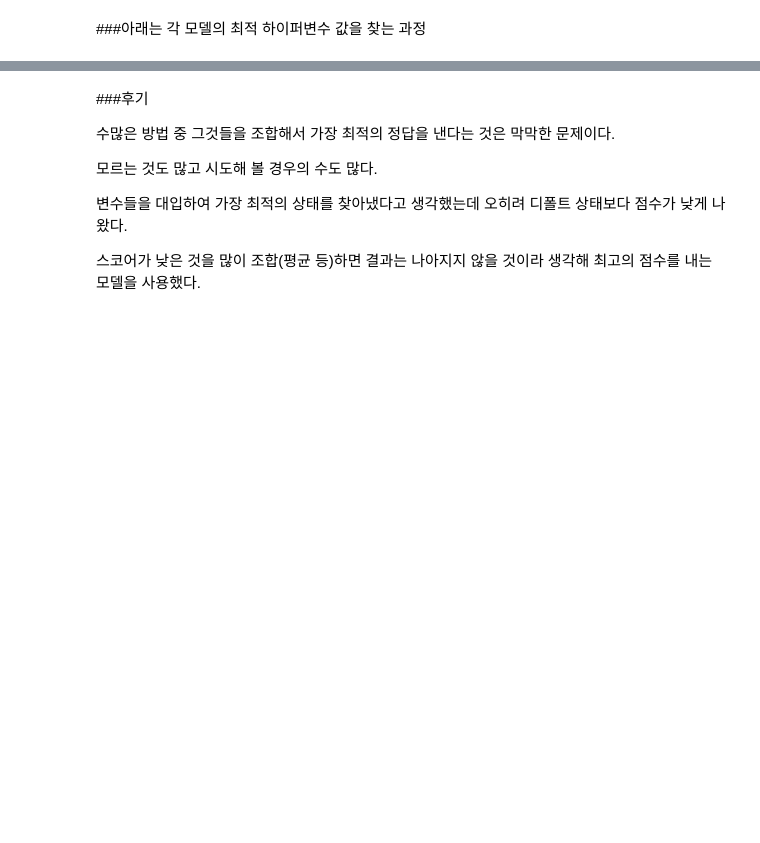
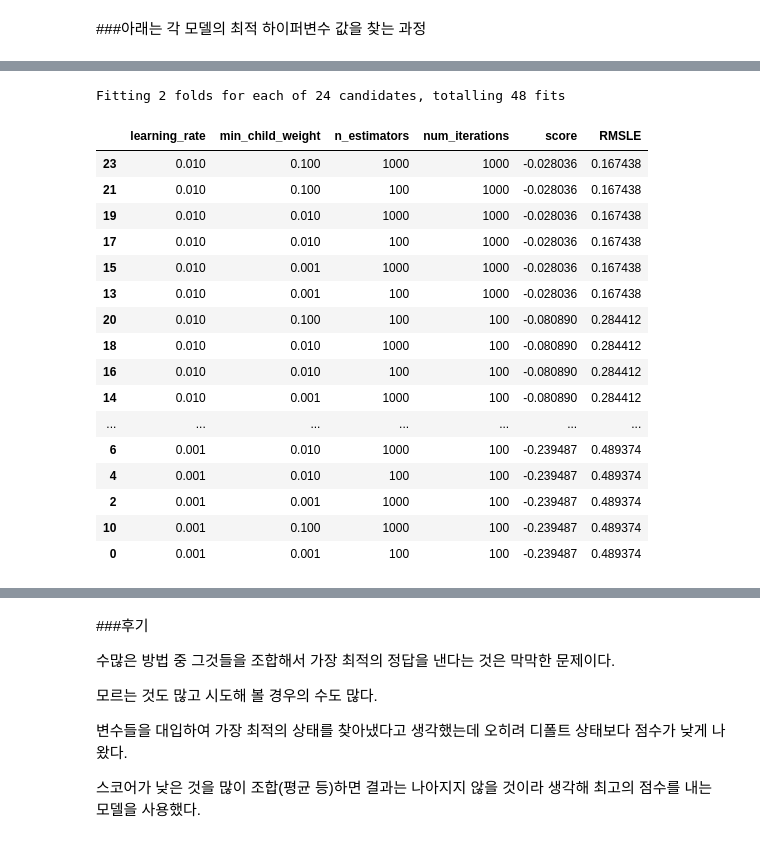
Before and after one commit to Kona-cfd/AIFFEL_PROJECT, a Jupyter notebook: [E-05]kaggle_kakr_housing.ipynb, the cells around one changed output, grey strips where cells are left out. Drawn from its saved outputs; the diff is of its cells as text; code cells hidden in the pictures; blank space fills up the shorter version.

```diff
--- a/[E-05]kaggle_kakr_housing.ipynb
+++ b/[E-05]kaggle_kakr_housing.ipynb
@@ -438 +398,43 @@ Fitting 5 folds for each of 54 candidates, totalling 270 fits
+# %%
+lightgbm   = lgb.LGBMRegressor(n_jobs = -1, random_state=random_state)
+
+'''
+LGBMRegressor
+__init__(boosting_type='gbdt', num_leaves=31, max_depth=- 1,
+learning_rate=0.1, n_estimators=100, subsample_for_bin=200000,
+objective=None, class_weight=None, min_split_gain=0.0,
+min_child_weight=0.001, min_child_samples=20, subsample=1.0,
+subsample_freq=0, colsample_bytree=1.0, reg_alpha=0.0,
+reg_lambda=0.0, random_state=None, n_jobs=- 1, importance_type='split', **kwargs)
+
+'''
+
+param_grid = {
+     'learning_rate'   :  [0.001, 0.01],
+     'num_iterations'  :  [100, 1000],
+     'n_estimators'    :  [100, 1000],
+     'min_child_weight':  [0.001, 0.01, 0.1]
+}
+
+model = lightgbm
+my_GridSearch(model, x, y, param_grid, verbose=2, n_jobs=-1)
+# %% [output]
+Fitting 2 folds for each of 24 candidates, totalling 48 fits
+|  | learning_rate | min_child_weight | n_estimators | num_iterations | score | RMSLE |
+| 23 | 0.010 | 0.100 | 1000 | 1000 | -0.028036 | 0.167438 |
+| 21 | 0.010 | 0.100 | 100 | 1000 | -0.028036 | 0.167438 |
+| 19 | 0.010 | 0.010 | 1000 | 1000 | -0.028036 | 0.167438 |
+| 17 | 0.010 | 0.010 | 100 | 1000 | -0.028036 | 0.167438 |
+| 15 | 0.010 | 0.001 | 1000 | 1000 | -0.028036 | 0.167438 |
+| 13 | 0.010 | 0.001 | 100 | 1000 | -0.028036 | 0.167438 |
+| 20 | 0.010 | 0.100 | 100 | 100 | -0.080890 | 0.284412 |
+| 18 | 0.010 | 0.010 | 1000 | 100 | -0.080890 | 0.284412 |
+| 16 | 0.010 | 0.010 | 100 | 100 | -0.080890 | 0.284412 |
+| 14 | 0.010 | 0.001 | 1000 | 100 | -0.080890 | 0.284412 |
+| ... | ... | ... | ... | ... | ... | ... |
+| 6 | 0.001 | 0.010 | 1000 | 100 | -0.239487 | 0.489374 |
+| 4 | 0.001 | 0.010 | 100 | 100 | -0.239487 | 0.489374 |
+| 2 | 0.001 | 0.001 | 1000 | 100 | -0.239487 | 0.489374 |
+| 10 | 0.001 | 0.100 | 1000 | 100 | -0.239487 | 0.489374 |
+| 0 | 0.001 | 0.001 | 100 | 100 | -0.239487 | 0.489374 |
 # %%
```
Also changed, not shown: parts of 16 cells of this notebook.
